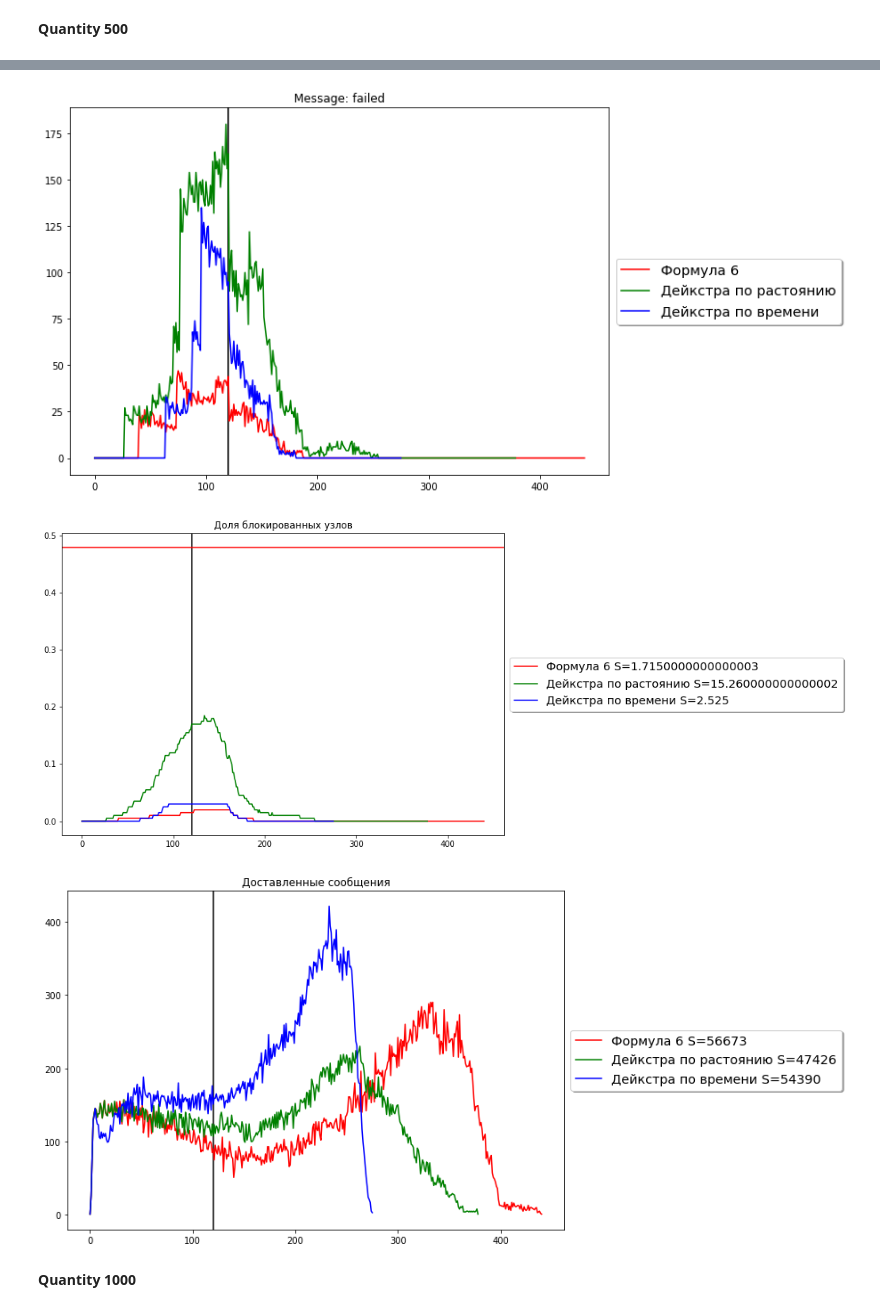
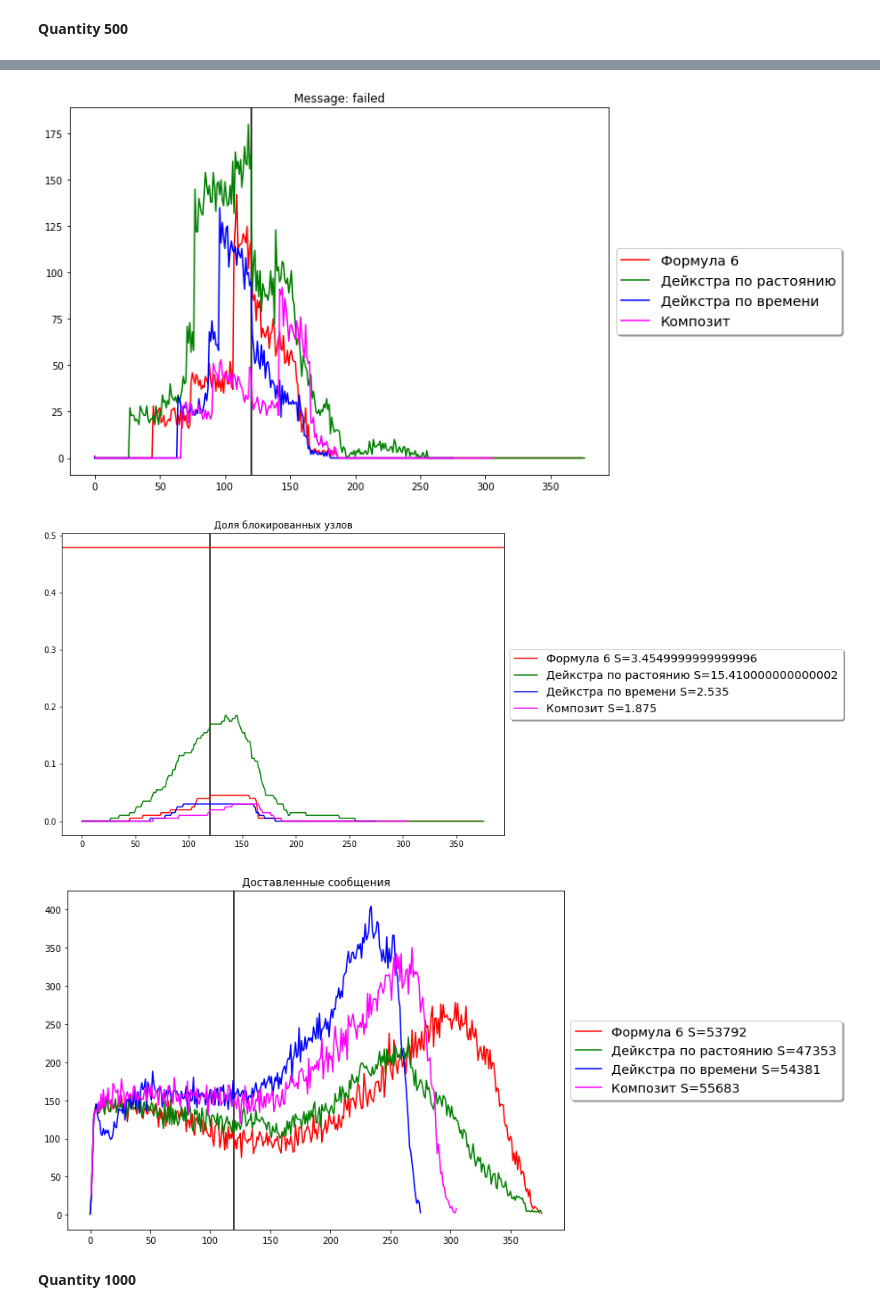
Before and after one commit to clgray/NetSim, a Jupyter notebook: NetSimVisualizer/NetSimBlockL100.ipynb, the cells around one changed output, grey strips where cells are left out. Drawn from its saved outputs; the diff is of its cells as text; code cells hidden in the pictures.

```diff
--- a/NetSimVisualizer/NetSimBlockL100.ipynb
+++ b/NetSimVisualizer/NetSimBlockL100.ipynb
@@ -13,9 +13,10 @@ import os
 log_dir_path = os.path.abspath('..\\')+"\\Result"
 
 log_tags = [
- {"tag":  "3fc45fd4-6db2-4fbd-9439-363d8213c7e0", "label": "Формула 6", "color": "red"},
- {"tag":  "0a103171-8f75-4764-a7b3-7446e1e0eb18", "label": "Дейкстра по растоянию", "color": "green"},
- {"tag":  "2a36fb3d-344a-414b-82c3-949d1ab9ef16", "label": "Дейкстра по времени", "color": "blue"},
+ {"tag":  "b0fee554-2910-4b2f-8303-3cc05bd327ee", "label": "Формула 6", "color": "red"},
+ {"tag":  "e031add3-765e-46a4-a13a-280910c58918", "label": "Дейкстра по растоянию", "color": "green"},
+ {"tag":  "f7df570e-8c14-40a1-b07e-d5ac62bf30af", "label": "Дейкстра по времени", "color": "blue"},
+ {"tag":  "9de56dae-a164-482a-a604-0dbff33d406b", "label": "Композит", "color": "magenta"},
 
 ]
 
@@ -157,9 +159,10 @@ showStatMessage();
 <strong>Quantity 500 </strong>
 # %%
 log_tags = [
- {"tag":  "ee9c711b-e3a6-4e45-8fea-c9ea56fadb75", "label": "Формула 6", "color": "red"},
- {"tag":  "5670918a-c93d-4253-9efe-181fb42c87b2", "label": "Дейкстра по растоянию", "color": "green"},
- {"tag":  "c7c3cc0b-ed58-4d9a-bfd5-cc559f7ab0c6", "label": "Дейкстра по времени", "color": "blue"},
+ {"tag":  "1776c0f6-08ad-449f-86d6-3c3297b370a0", "label": "Формула 6", "color": "red"},
+ {"tag":  "07da7eb6-08c2-4aa8-b14f-7d2fc67b21dc", "label": "Дейкстра по растоянию", "color": "green"},
+ {"tag":  "c36cfe51-2cab-4c22-88f1-1a30863bad98", "label": "Дейкстра по времени", "color": "blue"},
+ {"tag":  "ae4f5602-b90b-41ba-a164-0a34fbd89205", "label": "Композит", "color": "magenta"},
 ]
 showStat()
 showStatBlocked();
@@ -172,6 +175,6 @@ showStatMessage();
-[figure, old version]
+[figure, new version]
-[figure, old version]
+[figure, new version]
-[figure, old version]
+[figure, new version]
 # %% [markdown]
 <strong>Quantity 1000 </strong>
 # %%
```
Also changed, not shown: parts of 5 cells of this notebook, 26 other files.
